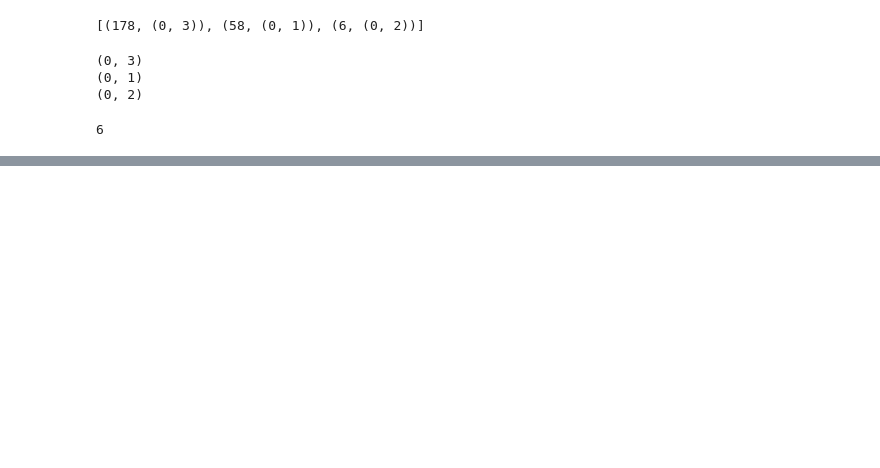
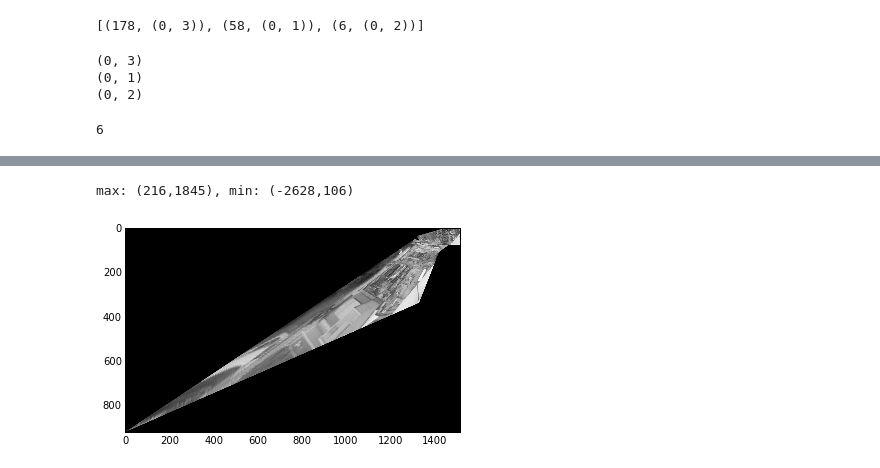
Before and after one commit to arnfred/Mirror-Match, a Jupyter notebook: code/face-cluster/Panorama.ipynb, the cells around one changed output, grey strips where cells are left out. Cells and saved outputs as stored; diff of their text form; code cells hidden in the pictures; blank space fills up the shorter version.

```diff
--- a/code/face-cluster/Panorama.ipynb
+++ b/code/face-cluster/Panorama.ipynb
@@ -233,0 +248,11 @@ list(product([1,2,3],[2,3,4]))
+# %%
+# Calculating the homography from images[1] to images[0] to result
+h_1_0 = numpy.linalg.inv(homographies[1])
+h_1_0 = h_1_0 / h_1_0[2,2]
+h_1_r1 = h_0_r1.dot(h_1_0)
+
+# Now combine images[1] with the result using calculated homography
+r2, h_1_r2, h_r1_r2 = combine(images[1], r1, h_1_r1)
+# %% [output]
+max: (216,1845), min: (-2628,106)
+[figure, added]
```
Also changed, not shown: parts of 8 cells of this notebook, 2 other files.
